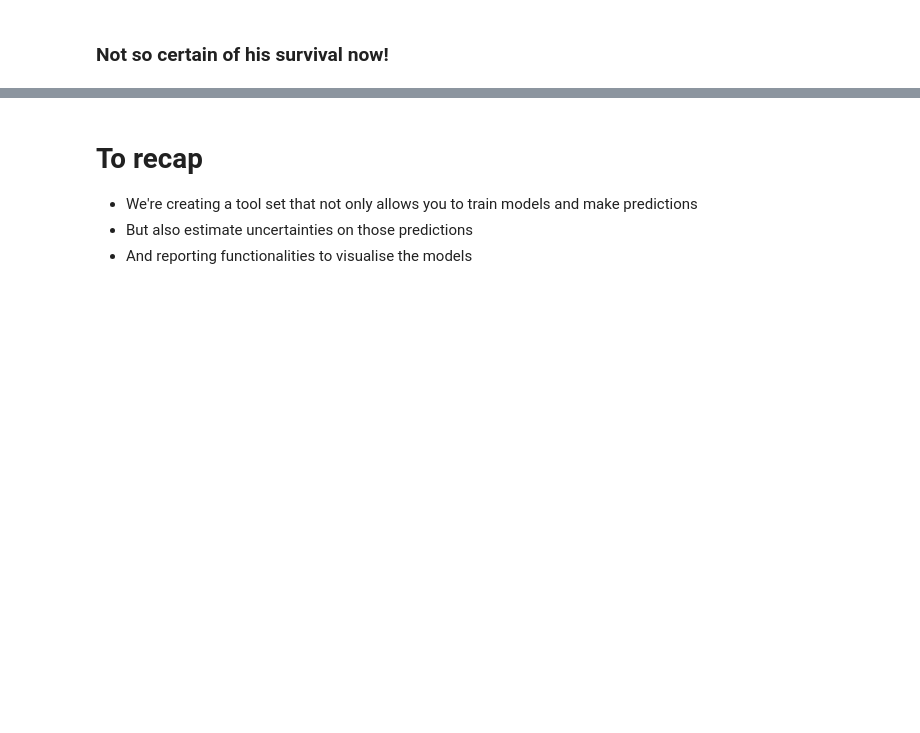
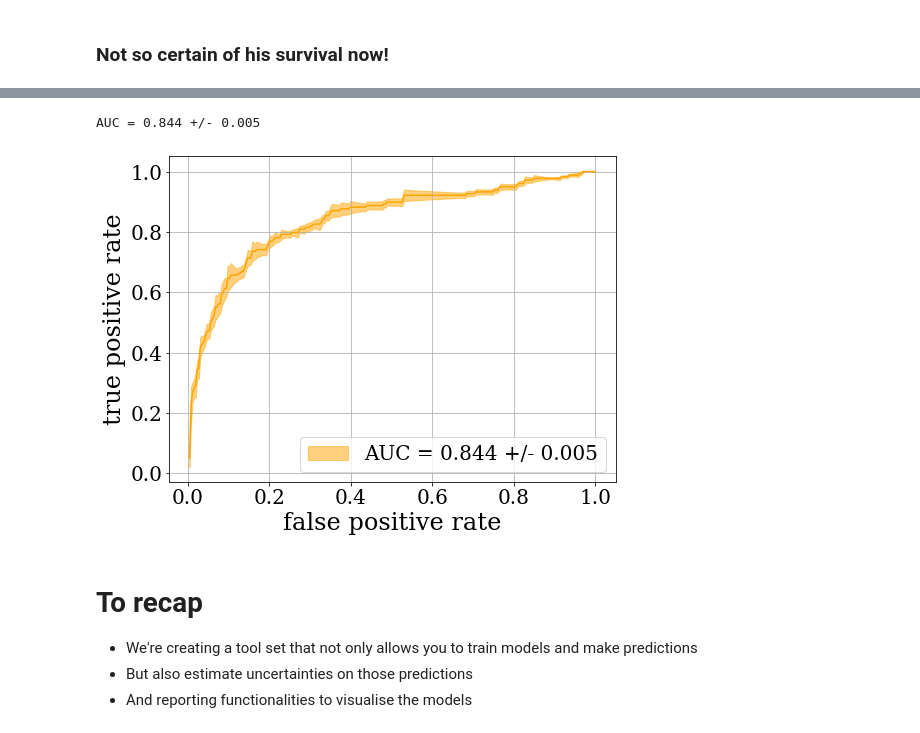
Before and after one commit to faab5/errortools, a Jupyter notebook: notebooks/PyData presentation 11-05-2019.ipynb, the cells around one changed output, grey strips where cells are left out. Drawn from its saved outputs; the diff is of its cells as text; code cells hidden in the pictures; blank space fills up the shorter version.

```diff
--- a/notebooks/PyData presentation 11-05-2019.ipynb
+++ b/notebooks/PyData presentation 11-05-2019.ipynb
@@ -442,3 +454,17 @@ errortools.report_error_indivial_pred(titanic_model,
+# %%
+auc, aucerr = errortools.auc(titanic_model, n_samples=1000)
+print("AUC = {:.3f} +/- {:.3f}".format(auc, aucerr))
+# %% [output]
+AUC = 0.844 +/- 0.005
+# %%
+fpr, tpr, tprerr = errortools.roc(titanic_model, n_samples=1000)
+
+fig, ax = plt.subplots(1, 1, figsize=(8,6))
+ax.fill_between(fpr, tpr-tprerr, tpr+tprerr, color='orange', alpha=0.5, label="AUC = {:.3f} +/- {:.3f}".format(auc, aucerr))
+ax.plot(fpr, tpr, '-', color='orange')
+ax.set_xlabel("false positive rate"); ax.set_ylabel("true positive rate"); ax.grid(); ax.legend();
+# %% [output]
+[figure, added]
 # %% [markdown]
 # To recap
 
```
Also changed, not shown: parts of 10 cells of this notebook.
